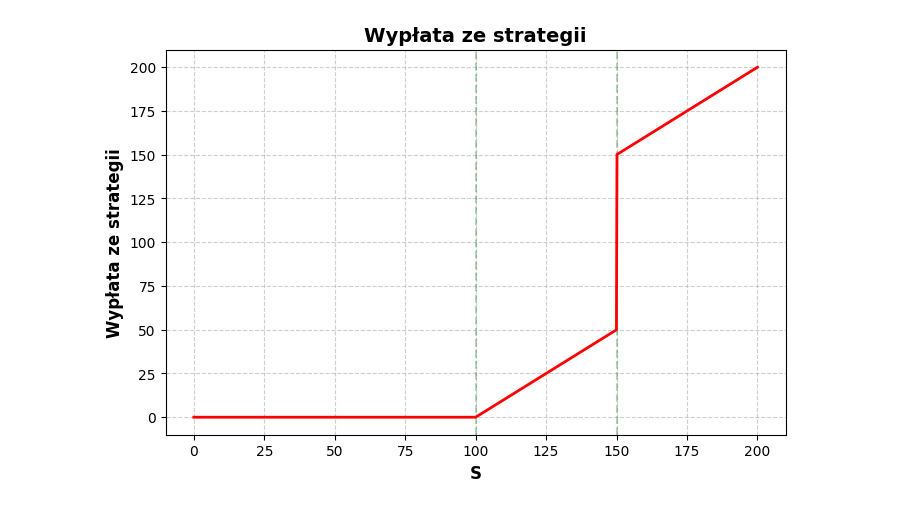
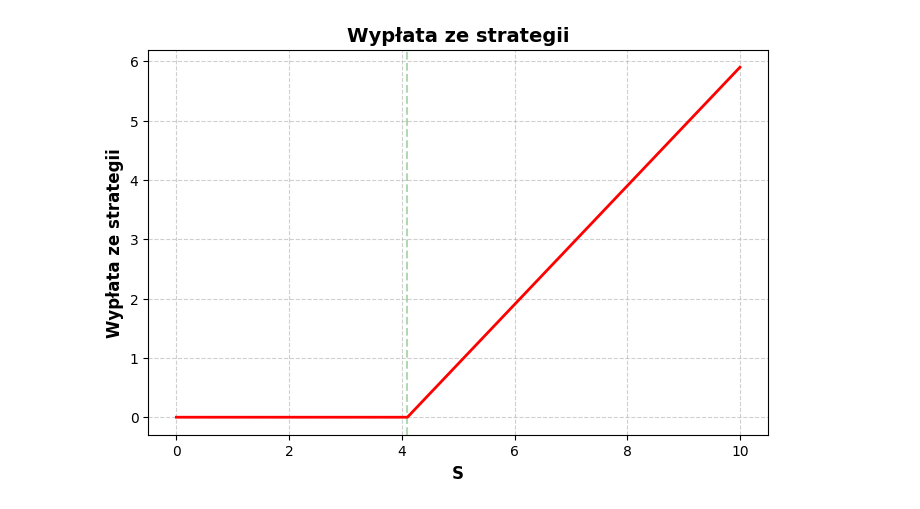
Before and after one commit to tomczj/IF2, a Jupyter notebook: bs.ipynb, the cells around one changed output. Drawn from its saved outputs; the diff is of its cells as text; code cells hidden in the pictures.

```diff
--- a/bs.ipynb
+++ b/bs.ipynb
@@ -13,21 +14,33 @@ def startegy(options, S):
     profit = 0
     for element in options:
         if element["option_spec"][0] == "vanilla":
-            if element["option_spec"][1] == "call":
-                profit += element["position"] * element["nominal"]*max(0,S - element["strike"])
-            elif element["option_spec"][1] == "put":
-                profit += element["position"] * element["nominal"]*max(0, element["strike"] - S)
+            profit += element["position"] * element["nominal"]*max(0, element["option_spec"][1] * (S - element["strike"]))
+
         elif element["option_spec"][0] == "con":
-            if element["option_spec"][1] == "call":
-                profit += element["position"] * element["nominal"] * ((S - element["strike"]) > 0)
-            elif element["option_spec"][1] == "put":
-                profit += element["position"] * element["nominal"] * ((S - element["strike"]) > 0)
+            profit += element["position"] * element["nominal"] * (element["option_spec"][1] * (S - element["strike"]) > 0)
+
         elif element["option_spec"][0] == "aon":
-            if element["option_spec"][1] == "call":
-                profit += S * element["position"] * element["nominal"] * ((S - element["strike"]) > 0)
-            elif element["option_spec"][1] == "put":
-                profit += S * element["position"] * element["nominal"] * ((S - element["strike"]) > 0)
+            profit += S * element["position"] * element["nominal"] * (element["option_spec"][1] * (S - element["strike"]) > 0)
+
     return profit
+
+def strategy_value(options, S, sigma, df_d, df_f):
+    value = 0
+
+    for element in options:
+
+        d_1 = (np.log(S / options[0]["strike"]) + np.log(df_f/df_d) +  (sigma**2 / 2) * options[0]["expiry"]) / (sigma * np.sqrt(options[0]["expiry"]))
+        d_2 = d_1 - sigma * np.sqrt(options[0]["expiry"])
+        n_1 = stats.norm.cdf(element["option_spec"][1] * d_1)
+        n_2 = stats.norm.cdf(element["option_spec"][1] * d_2)
+
+        if element["option_spec"][0] == "vanilla":
+            value += element["position"] * element["nominal"] * element["option_spec"][1] * (df_f * S * n_1 - df_d * element["strike"] * n_2)
+        elif element["option_spec"][0] == "con":
+            value += element["position"] * element["nominal"] * element["option_spec"][1] * (df_d * element["strike"] * n_2)
+        elif element["option_spec"][0] == "aon":
+            value += element["position"] * element["nominal"] * element["option_spec"][1] * (df_f * element["strike"] * n_1)
+    return value
 
 def unique_strikes(options):
     strikes = [e["strike"] for e in options]
@@ -45,5 +58,3 @@ def plot_strategy_value(S_range, options):
     plt.title("Wypłata ze strategii", fontsize=14, fontweight='bold')
     plt.grid(True, linestyle='--', alpha=0.6)
     plt.show()
-
-def
@@ -58,4 +61,7 @@ option_strategy = [option_4, option_1]
+# %%
+option_1 = {"option_spec": ["vanilla", 1], "position": 1, "nominal": 1, "strike": 4.1, "expiry": 1}
+option_strategy = [option_1]
 # %%
-plot_strategy_value(np.linspace(0, 200, 1000 ), option_strategy)
+plot_strategy_value( np.linspace(0, 10, 1000), option_strategy)
 # %% [output]
-[figure, old version]
+[figure, new version]
```
Also changed, not shown: parts of 2 cells of this notebook.
